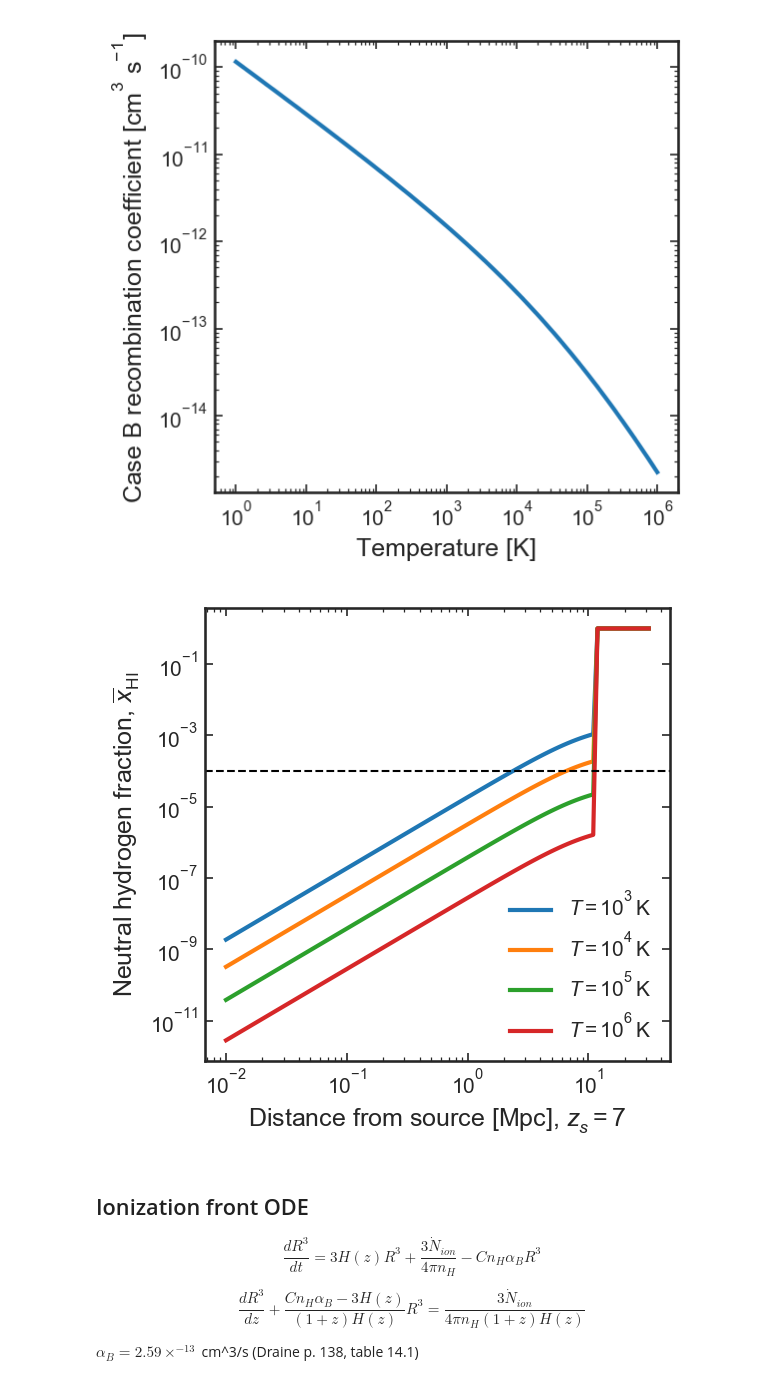
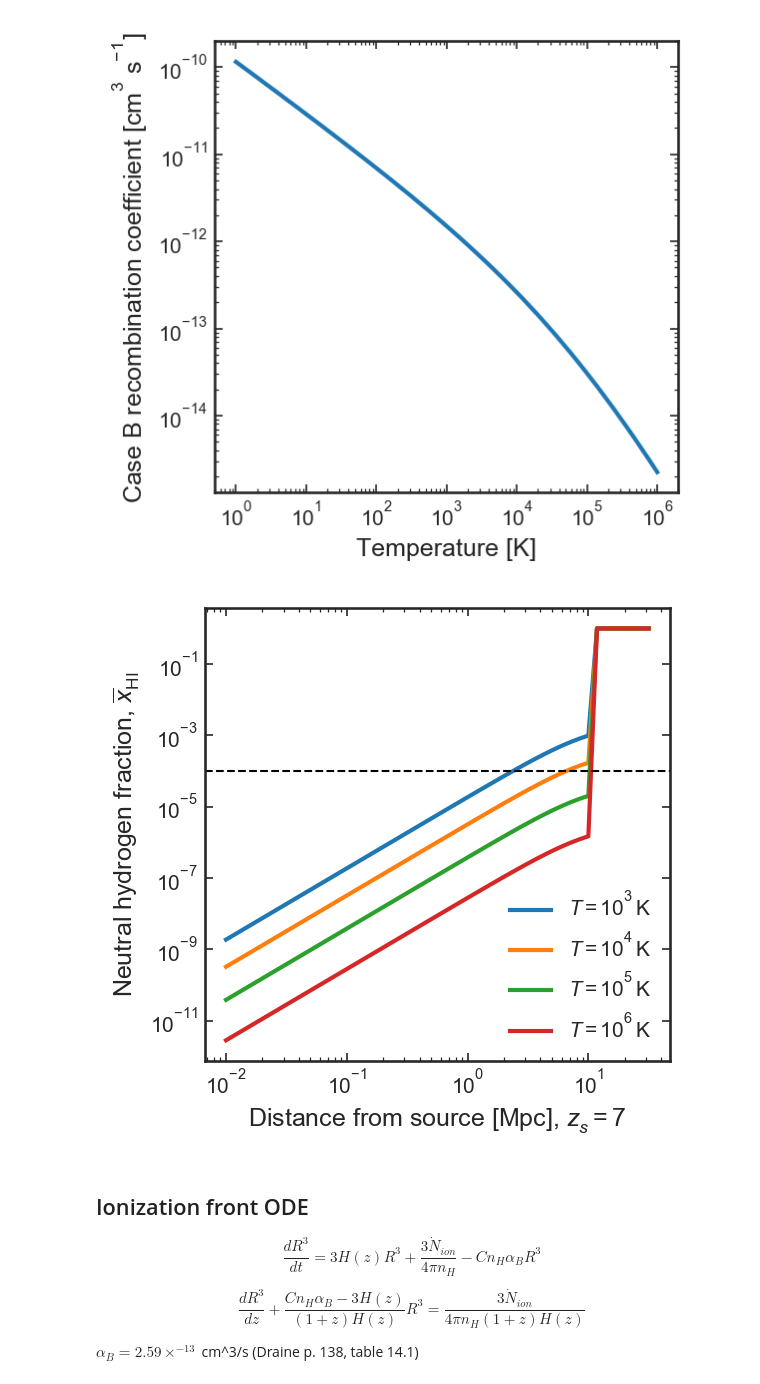
Before and after one commit to charlottenosam/LyaLineshapes, a Jupyter notebook: notebooks/bubble_size_lya_DV.ipynb, the cells around one changed output. Drawn from its saved outputs; the diff is of its cells as text; code cells hidden in the pictures.

```diff
--- a/notebooks/bubble_size_lya_DV.ipynb
+++ b/notebooks/bubble_size_lya_DV.ipynb
@@ -185,5 +120,3 @@ plt.savefig('../figs/R_HII_age.pdf')
 # %%
-Rtab = np.logspace(-2, 1.5, 100)*u.Mpc
-eV_tab = np.logspace(np.log10(13.6), 4)*u.eV
-nu = (eV_tab/const.h).to(u.Hz)
+Rtab = np.logspace(-2., 1.5) * u.Mpc
 # %% [markdown]
@@ -191,30 +124,36 @@ nu = (eV_tab/const.h).to(u.Hz)
 # %%
+def xHI_approx(xHI_01, Rtab, R_HII, r_slope=2.):
+    """
+    Approximate xHI using a single value at 0.1 Mpc
+    """
+    xHI = xHI_01 * (10*Rtab.value)**r_slope
+    xHI[Rtab > R_HII] = 1.
+    return xHI
+
 z_s = 8.
 
 fesc_tab = [1, 0.1, 0.01]
 for fesc in fesc_tab:
 
-    Ndot_ion = bubbles.Ndot_ion_from_Lnu(nu, fesc=fesc/2., qso=True)
+    Ndot_ion = bubbles.Ndot_ion_from_Lnu(bubbles.nu_tab, fesc=fesc/2., qso=True)
 
-    R_HII = R_bubble_Stromgren(z_s, Ndot_ion=Ndot_ion)
+    R_HII = bubbles.R_bubble_Stromgren(z_s, Ndot_ion=Ndot_ion)
 
     # No background
-    xHI_radial = xHI_R(r=Rtab, z_s=z_s, fesc=fesc/2., J_bg=False)
+    xHI_radial = bubbles.xHI_R(r=Rtab, z_s=z_s, fesc=fesc/2., J_bg=False)
     xHI_radial[Rtab > R_HII] = 1.
 
     ln = plt.loglog(Rtab, xHI_radial, zorder=fesc, lw=1, ls='dashed')
 
     # With background
-    xHI_radial = xHI_R(r=Rtab, z_s=z_s, fesc=fesc/2., J_bg=True)
+    xHI_radial = bubbles.xHI_R(r=Rtab, z_s=z_s, fesc=fesc/2., J_bg=True)
     xHI_radial[Rtab > R_HII] = 1.
 
     plt.loglog(Rtab, xHI_radial, zorder=fesc, lw=2, c=ln[0].get_color(),
                label='$\dot{N}_\mathrm{ion} = 10^{%.0f}$ s$^{-1}$' % np.log10(Ndot_ion.value))
 
-    xHI_01 = (xHI_radial[np.abs(Rtab.value - 0.1) < 0.005])
-    m = 2.
-    c = np.log10(xHI_01) + m
-    xHI = xHI_01*(10*Rtab)**m
+    xHI_01 = (xHI_radial[np.abs(Rtab.value - 0.1) < 0.005])[0]
+    xHI = xHI_approx(xHI_01, Rtab, R_HII)
 
     plt.loglog(Rtab, xHI, zorder=fesc, lw=2, ls='dashed', c=ln[0].get_color())
 
@@ -237,22 +176,21 @@ plt.savefig('../figs/x_HI_withbg_zs=%.0f.pdf' % z_s)
 # %%
 fesc_scale = 0.1
-Ndot_ion_18 = bubbles.ionizing_sources.Ndot_ion_from_Lnu(nu, fesc=fesc_scale, qso=True, alpha=-1.8)
+Ndot_ion_18 = bubbles.ionizing_sources.Ndot_ion_from_Lnu(bubbles.nu_tab, fesc=fesc_scale, qso=True, alpha=-1.8)
 z_s = 7.
 
 alpha_tab = [-3, -2, -1.]
 for alpha in alpha_tab:
 
-    Ndot_ion = bubbles.ionizing_sources.Ndot_ion_from_Lnu(nu, fesc=fesc_scale, qso=True, alpha=alpha)
+    Ndot_ion = bubbles.ionizing_sources.Ndot_ion_from_Lnu(bubbles.nu_tab, fesc=fesc_scale, qso=True, alpha=alpha)
 
     fesc = fesc_scale * Ndot_ion_18/Ndot_ion
-    Ndot_ion = bubbles.ionizing_sources.Ndot_ion_from_Lnu(nu, fesc=fesc, qso=True, alpha=alpha)
+    Ndot_ion = bubbles.ionizing_sources.Ndot_ion_from_Lnu(bubbles.nu_tab, fesc=fesc, qso=True, alpha=alpha)
     print(Ndot_ion, Ndot_ion_18)
 
-
-    R_HII = R_bubble_Stromgren(z_s, Ndot_ion=Ndot_ion)
+    R_HII = bubbles.R_bubble_Stromgren(z_s, Ndot_ion=Ndot_ion)
 
     # No background
-    xHI_radial = xHI_R(r=Rtab, z_s=z_s, fesc=fesc, J_bg=True, alpha=alpha)
+    xHI_radial = bubbles.xHI_R(r=Rtab, z_s=z_s, fesc=fesc, J_bg=True, alpha=alpha)
     xHI_radial[Rtab > R_HII] = 1.
 
     ln = plt.loglog(Rtab, xHI_radial, zorder=fesc, lw=1,
@@ -282,31 +220,31 @@ plt.ylabel('Case B recombination coefficient [cm$^3$ s$^{-1}$]')
 Text(0, 0.5, 'Case B recombination coefficient [cm$^3$ s$^{-1}$]')
 [figure]
 # %%
-Ndot_ion_18 = bubbles.ionizing_sources.Ndot_ion_from_Lnu(nu, fesc=0.5, qso=True, alpha=-1.8)
+Ndot_ion_18 = bubbles.ionizing_sources.Ndot_ion_from_Lnu(bubbles.nu_tab, fesc=0.5, qso=True, alpha=-1.8)
 
 z_s = 7.
-R_HII = R_bubble_Stromgren(z_s, Ndot_ion=Ndot_ion_18)
+R_HII = bubbles.R_bubble_Stromgren(z_s, Ndot_ion=Ndot_ion_18)
 
 T_tab = [1e3, 1e4, 1e5, 1e6]
 for T in T_tab:
 
     # No background
-    xHI_radial = xHI_R(r=Rtab, z_s=z_s, fesc=0.5, J_bg=True, T=T)
+    xHI_radial = bubbles.xHI_R(r=Rtab, z_s=z_s, fesc=0.5, J_bg=True, T=T)
     xHI_radial[Rtab > R_HII] = 1.
 
     ln = plt.loglog(Rtab, xHI_radial, zorder=fesc, lw=2,
                    label=r'$T = 10^{%.0f}\,$K' % np.log10(T))
 
 plt.axhline(1e-4, ls='dashed', lw=1, c='k')
 
 plt.legend()
 
 plt.xlabel('Distance from source [Mpc], $z_s=%.0f$' % z_s)
 plt.ylabel('Neutral hydrogen fraction, $\overline{x}_\mathrm{HI}$')
 
 plt.savefig('../figs/x_HI_temperature.pdf')
 # %% [output]
-[figure, old version]
+[figure, new version]
 # %% [markdown]
 ## Ionization front ODE
 
```
Also changed, not shown: parts of 31 cells of this notebook, 9 other files.
